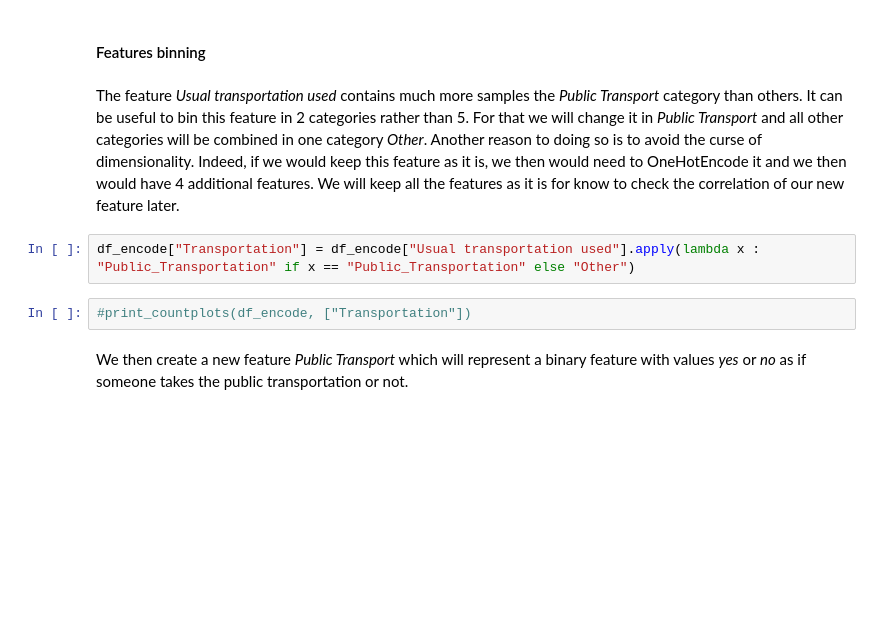
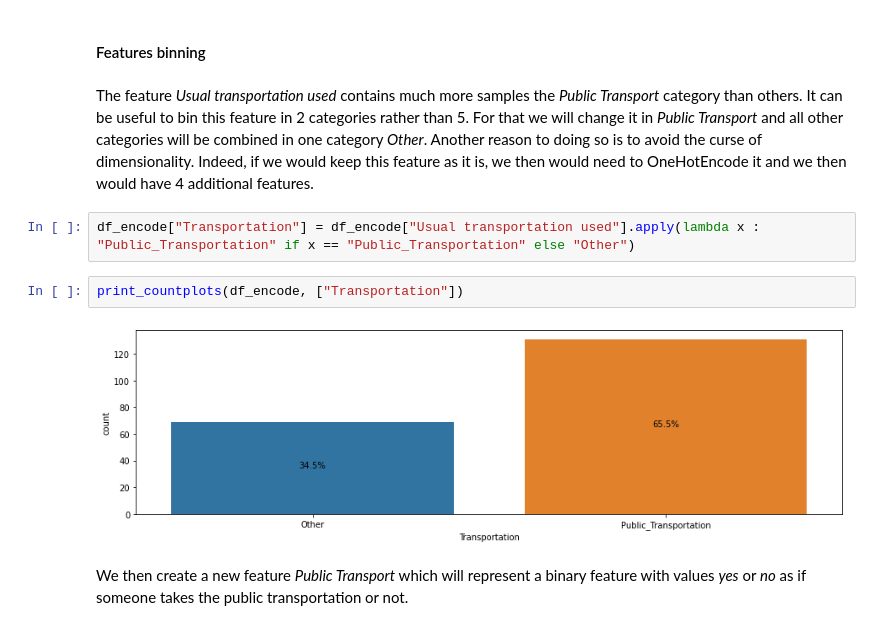
Before and after one commit to mwilk1904/Machine-Learning-Obesity-Prediction, a Jupyter notebook: Project's notebook.ipynb, the cells around one changed output. Cells and saved outputs as stored; diff of their text form; blank space fills up the shorter version.

```diff
--- a/Project's notebook.ipynb
+++ b/Project's notebook.ipynb
@@ -408,11 +397,13 @@ df_encode = df.copy()
 # %% [markdown]
 #### Features binning
 # %% [markdown]
-The feature _Usual transportation used_ contains much more samples the _Public Transport_ category than others. It can be useful to bin this feature in 2 categories rather than 5. For that we will change it in _Public Transport_ and all other categories will be combined in one category _Other_. Another reason to doing so is to avoid the curse of dimensionality. Indeed, if we would keep this feature as it is, we then would need to OneHotEncode it and we then would have 4 additional features. We will keep all the features as it is for know to check the correlation of our new feature later.
+The feature _Usual transportation used_ contains much more samples the _Public Transport_ category than others. It can be useful to bin this feature in 2 categories rather than 5. For that we will change it in _Public Transport_ and all other categories will be combined in one category _Other_. Another reason to doing so is to avoid the curse of dimensionality. Indeed, if we would keep this feature as it is, we then would need to OneHotEncode it and we then would have 4 additional features.
 # %%
 df_encode["Transportation"] = df_encode["Usual transportation used"].apply(lambda x : "Public_Transportation" if x == "Public_Transportation" else "Other")
 # %%
-#print_countplots(df_encode, ["Transportation"])
+print_countplots(df_encode, ["Transportation"])
+# %% [output]
+[figure, added]
 # %% [markdown]
 We then create a new feature _Public Transport_ which will represent a binary feature with values _yes_ or _no_ as if someone takes the public transportation or not.
 # %%
```
Also changed, not shown: parts of 108 cells of this notebook.
